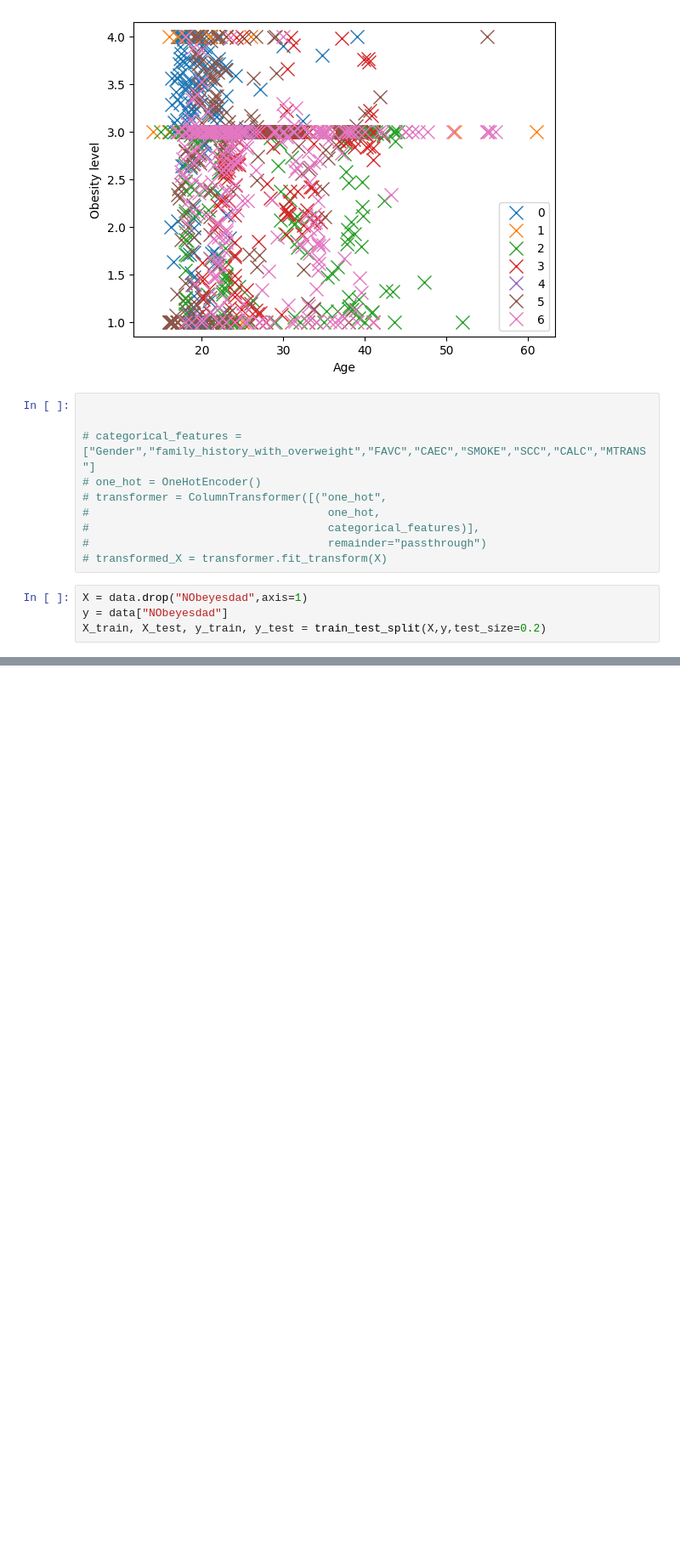
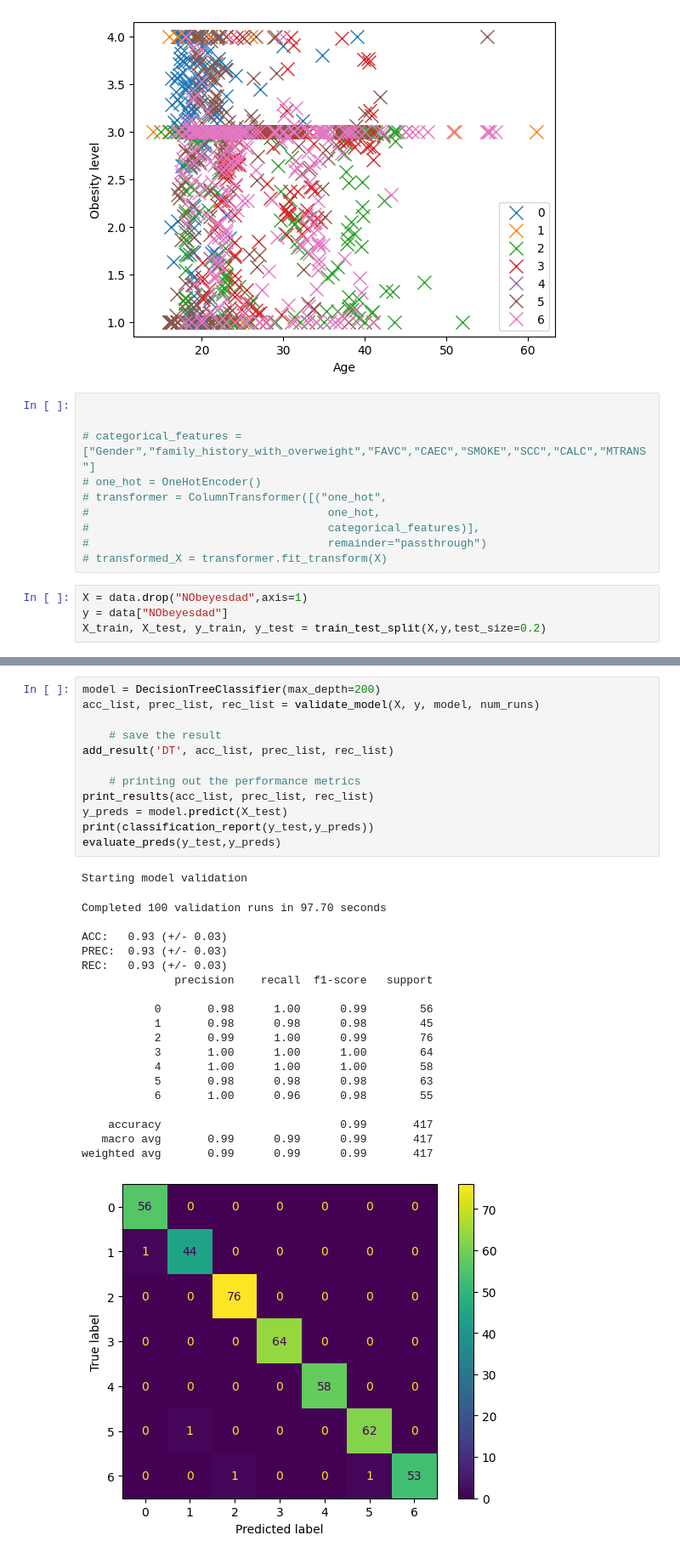
Before and after one commit to joco09/TTDC-Assignment, a Jupyter notebook: toolss and technology data science/obecety_Assignment_problem.ipynb, the cells around one changed output, grey strips where cells are left out. Shown at 85% size. Cells and saved outputs as stored; diff of their text form; blank space fills up the shorter version.

```diff
--- a/toolss and technology data science/obecety_Assignment_problem.ipynb
+++ b/toolss and technology data science/obecety_Assignment_problem.ipynb
@@ -534,0 +558,33 @@ weighted avg       0.99      0.99      0.99       417
+# %%
+model = DecisionTreeClassifier(max_depth=200)
+acc_list, prec_list, rec_list = validate_model(X, y, model, num_runs)
+
+    # save the result
+add_result('DT', acc_list, prec_list, rec_list)
+
+    # printing out the performance metrics
+print_results(acc_list, prec_list, rec_list)
+y_preds = model.predict(X_test)
+print(classification_report(y_test,y_preds))
+evaluate_preds(y_test,y_preds)
+# %% [output]
+Starting model validation
+Completed 100 validation runs in 97.70 seconds
+
+ACC:   0.93 (+/- 0.03)
+PREC:  0.93 (+/- 0.03)
+REC:   0.93 (+/- 0.03)
+              precision    recall  f1-score   support
+
+           0       0.98      1.00      0.99        56
+           1       0.98      0.98      0.98        45
+           2       0.99      1.00      0.99        76
+           3       1.00      1.00      1.00        64
+           4       1.00      1.00      1.00        58
+           5       0.98      0.98      0.98        63
+           6       1.00      0.96      0.98        55
+
+    accuracy                           0.99       417
+   macro avg       0.99      0.99      0.99       417
+weighted avg       0.99      0.99      0.99       417
+[figure, added]
```
Also changed, not shown: parts of 21 cells of this notebook.
